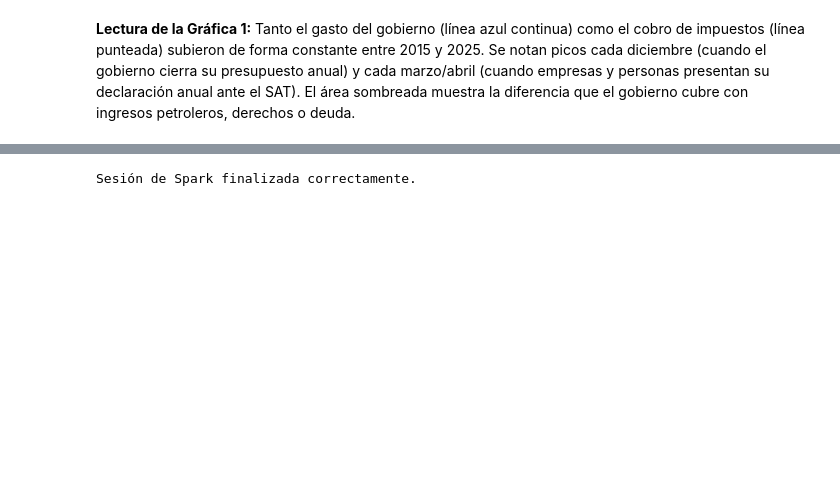
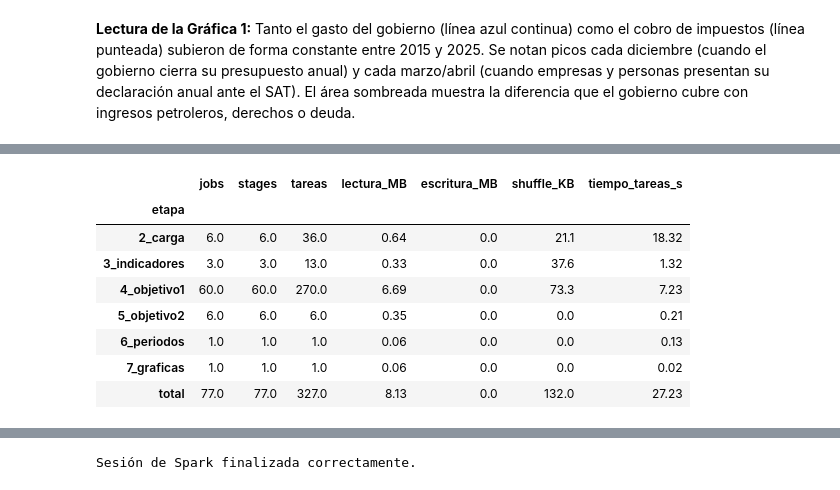
Before and after one commit to lunatix/Integrador-PGBD-26A, a Jupyter notebook: notebooks/02_analisis_dataset_maestro_final.ipynb, the cells around one changed output, grey strips where cells are left out. Cells and saved outputs as stored; diff of their text form; code cells hidden in the pictures; blank space fills up the shorter version.

```diff
--- a/notebooks/02_analisis_dataset_maestro_final.ipynb
+++ b/notebooks/02_analisis_dataset_maestro_final.ipynb
@@ -538,0 +883,15 @@ Para mantener limpio el entorno de trabajo, liberamos los datos guardados en mem
+# %%
+trabajo_spark = pd.DataFrame([metricas(spark, e) for e in
+    ['2_carga', '3_indicadores', '4_objetivo1', '5_objetivo2', '6_periodos', '7_graficas']]).set_index('etapa')
+trabajo_spark.loc['total'] = trabajo_spark.sum()
+trabajo_spark
+# %% [output]
+|  | jobs | stages | tareas | lectura_MB | escritura_MB | shuffle_KB | tiempo_tareas_s |
+| etapa |  |  |  |  |  |  |  |
+| 2_carga | 6.0 | 6.0 | 36.0 | 0.64 | 0.0 | 21.1 | 18.32 |
+| 3_indicadores | 3.0 | 3.0 | 13.0 | 0.33 | 0.0 | 37.6 | 1.32 |
+| 4_objetivo1 | 60.0 | 60.0 | 270.0 | 6.69 | 0.0 | 73.3 | 7.23 |
+| 5_objetivo2 | 6.0 | 6.0 | 6.0 | 0.35 | 0.0 | 0.0 | 0.21 |
+| 6_periodos | 1.0 | 1.0 | 1.0 | 0.06 | 0.0 | 0.0 | 0.13 |
+| 7_graficas | 1.0 | 1.0 | 1.0 | 0.06 | 0.0 | 0.0 | 0.02 |
+| total | 77.0 | 77.0 | 327.0 | 8.13 | 0.0 | 132.0 | 27.23 |
```
Also changed, not shown: parts of 46 cells of this notebook.
